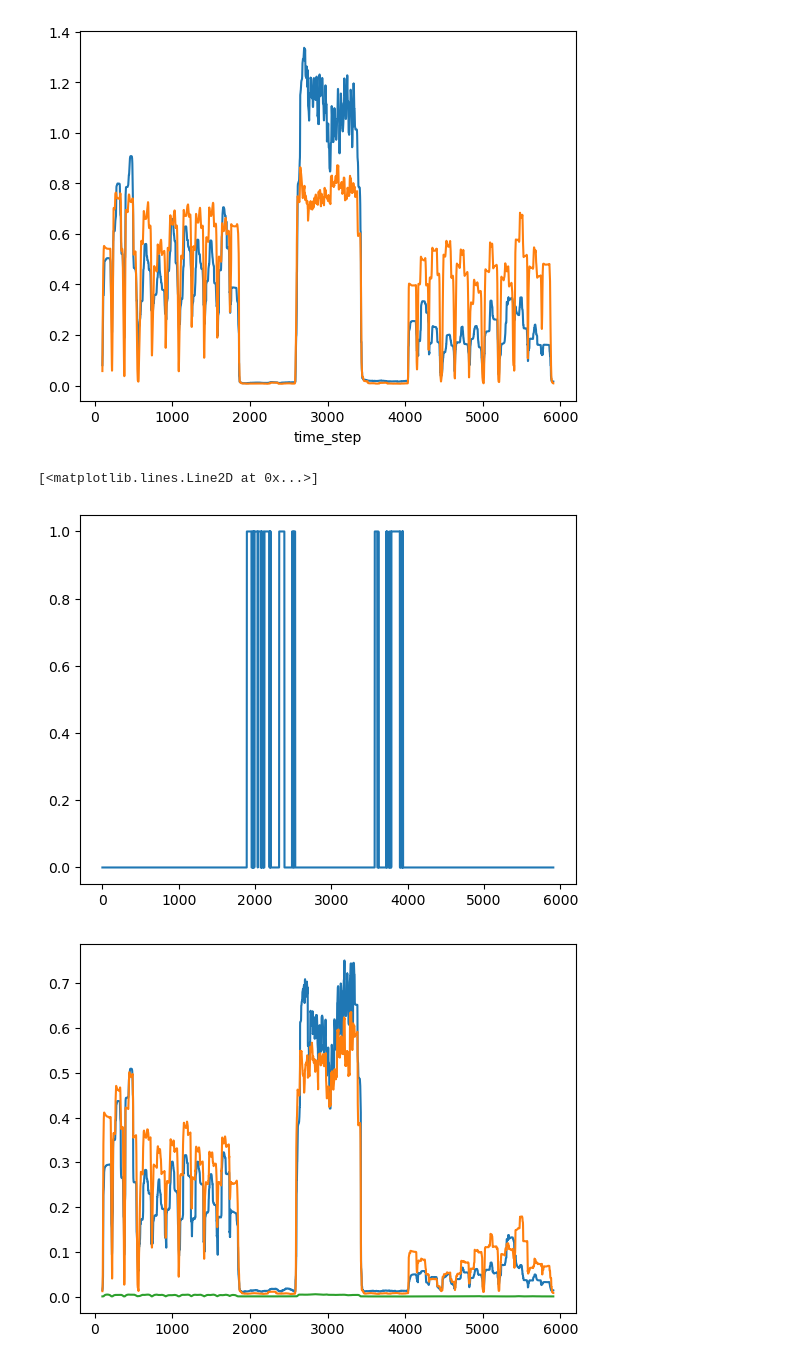
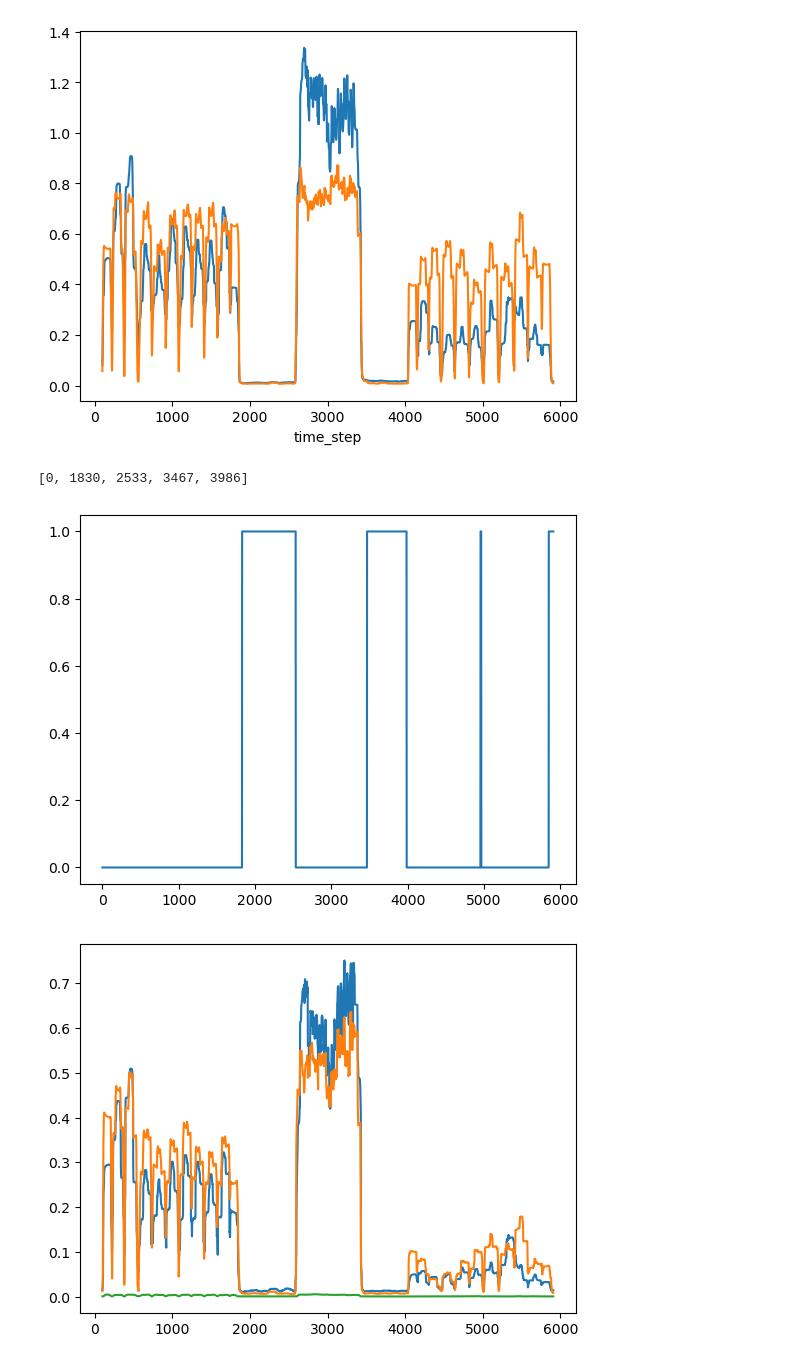
Before and after one commit to alessandrodipiano/wearable-sensor-exercise-recognition, a Jupyter notebook: notebooks/preprocessing.ipynb, the cells around one changed output. Cells and saved outputs as stored; diff of their text form; code cells hidden in the pictures.

```diff
--- a/notebooks/preprocessing.ipynb
+++ b/notebooks/preprocessing.ipynb
@@ -241,13 +241,23 @@ for column in columns:
 # %%
 energy = pd.Series(signal).rolling(100, center=True).std()
 energy = energy.bfill().ffill()
 
-idle_mask = energy < 0.008
+idle_mask = energy < 0.013
 
 plt.plot(idle_mask)
+
+changes = idle_mask.ne(idle_mask.shift())
+
+ind = []
+
+for i, value in enumerate(changes):
+    if value is True and i<4100:
+        ind.append(i)
+
+ind.remove(0)
 # %% [output]
-[<matplotlib.lines.Line2D at 0x...>]
+[0, 1830, 2533, 3467, 3986]
-[figure, old version]
+[figure, new version]
 # %%
 columns=["acc_mag_u3", 'gyr_mag_u3', 'mag_mag_u3']
 
```
